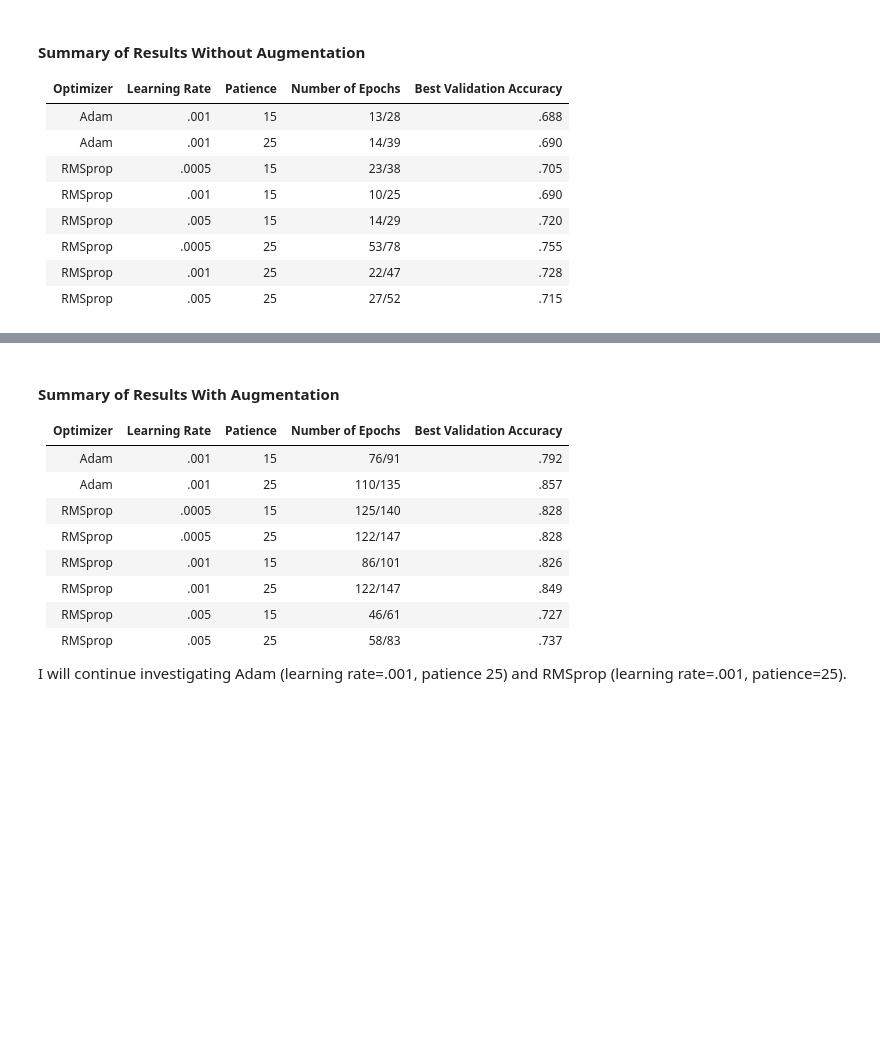
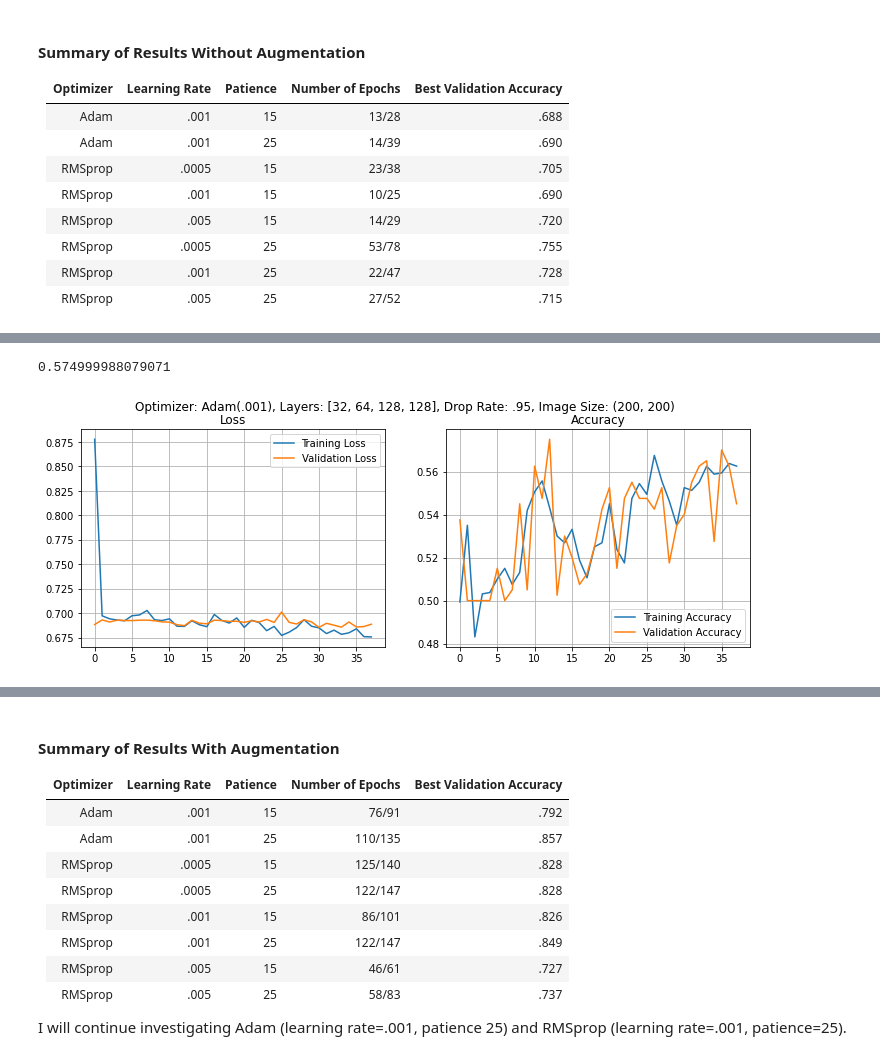
Before and after one commit to Anna-MariaSjolund/Deep-Learning-Anna-MariaSjolund, a Jupyter notebook: lab-dogs-vs-cats.ipynb, the cells around one changed output, grey strips where cells are left out. Saved outputs shown, nothing was run; the diff lists cells and outputs as text; code cells hidden in the pictures; blank space fills up the shorter version.

```diff
--- a/lab-dogs-vs-cats.ipynb
+++ b/lab-dogs-vs-cats.ipynb
@@ -421,14 +437,29 @@ To enable them in other operations, rebuild TensorFlow with the appropriate comp
 # %%
-def create_model(X_train, y_train, X_val, y_val, input_shape, kernels=[32, 64, 128, 128], optimizer=Adam, learning_rate=.001, drop_rate=.3, early_stop_patience=15):
+def create_CNN_model(train_data:list, val_data:list, input_shape, fit_generator=False, kernels=[32, 64, 128, 128],
+                 optimizer=Adam, learning_rate=.001, drop_rate=.3, early_stop_patience=15):
 
     early_stopper = EarlyStopping(monitor = "val_acc", mode = "max", patience = early_stop_patience, restore_best_weights = True)
 
     model = CNN_model(input_shape=input_shape, kernels=kernels, optimizer=optimizer, learning_rate=learning_rate, drop_rate=drop_rate)
 
-    model.fit(X_train,
-              y_train,
-              epochs = 200, # I set this quite high, since I use early stopping
-              callbacks = [early_stopper],
-              validation_data=(X_val, y_val))
+    if fit_generator == False:
+        X_train, y_train = train_data[0], train_data[1]
+        X_val, y_val = val_data[0], val_data[1]
+
+        model.fit(X_train, y_train,
+                  epochs = 200,
+                  callbacks = [early_stopper],
+                  validation_data=(X_val, y_val))
+
+    else:
+        train_generator = train_data[0]
+        val_generator = val_data[0]
+
+        model.fit(train_generator,
+                 steps_per_epoch = 50,
+                 epochs = 200,
+                 callbacks = [early_stopper],
+                 validation_data = val_generator,
+                 validation_steps = 12)
 
     return model
@@ -492,0 +569,8 @@ def create_model(train_generator, val_generator, input_shape, kernels=[32, 64, 1
+# %%
+model = create_CNN_model([scaled_X_train_small_200, y_train_small],
+                     [scaled_X_val_small_200, y_val_small],
+                     input_shape=(200, 200, 3),
+                     kernels=[32, 64, 128, 128],
+                     optimizer=Adam, learning_rate=.001,
+                     early_stop_patience=25,
+                     drop_rate=0.95)
@@ -492,0 +595,9 @@ def create_model(train_generator, val_generator, input_shape, kernels=[32, 64, 1
+# %%
+max(model.history.history["val_acc"])
+# %% [output]
+0.574999988079071
+# %%
+metrics = pd.DataFrame(model.history.history)
+plot_metrics(metrics, "Optimizer: Adam(.001), Layers: [32, 64, 128, 128], Drop Rate: .95, Image Size: (200, 200)")
+# %% [output]
+[figure, added]
```
Also changed, not shown: parts of 52 cells of this notebook.
